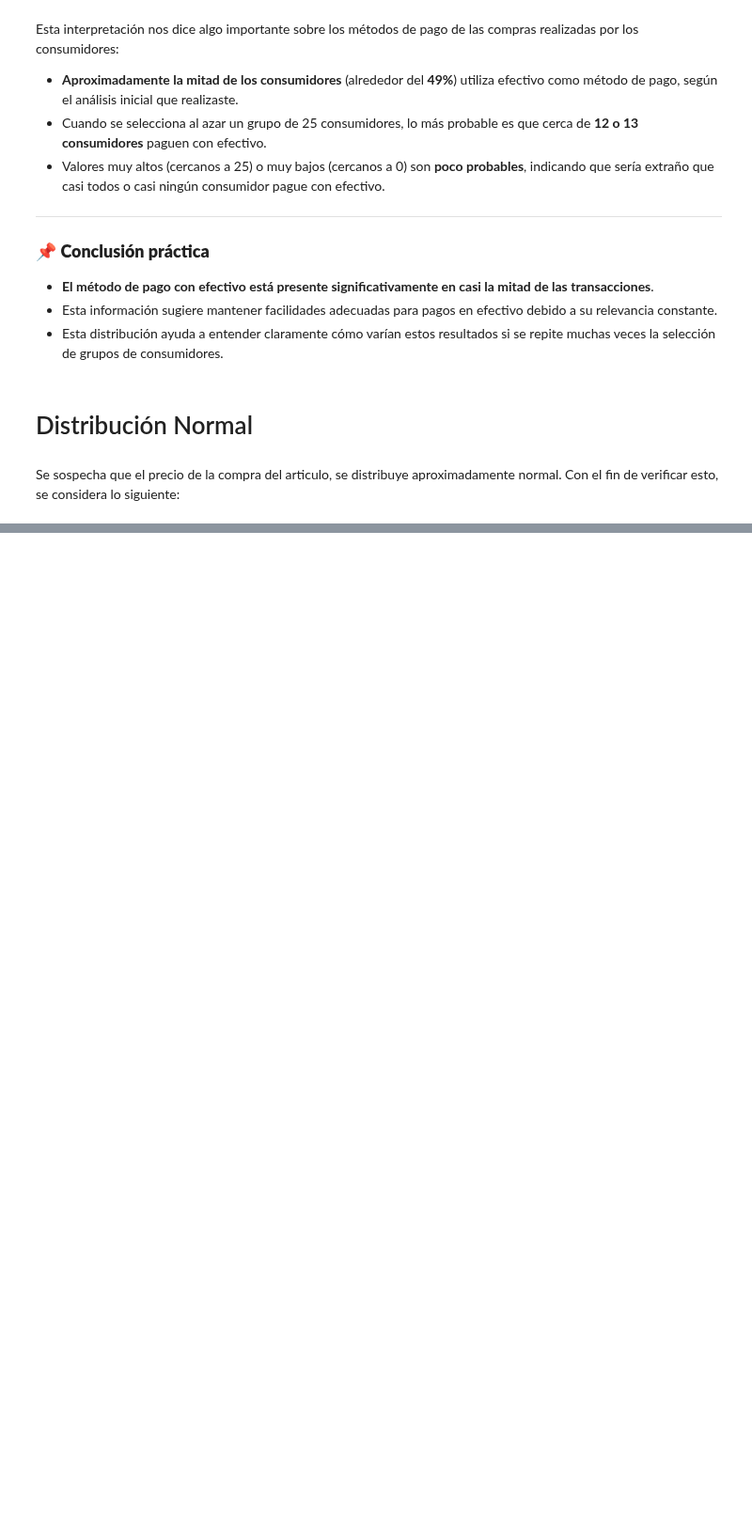
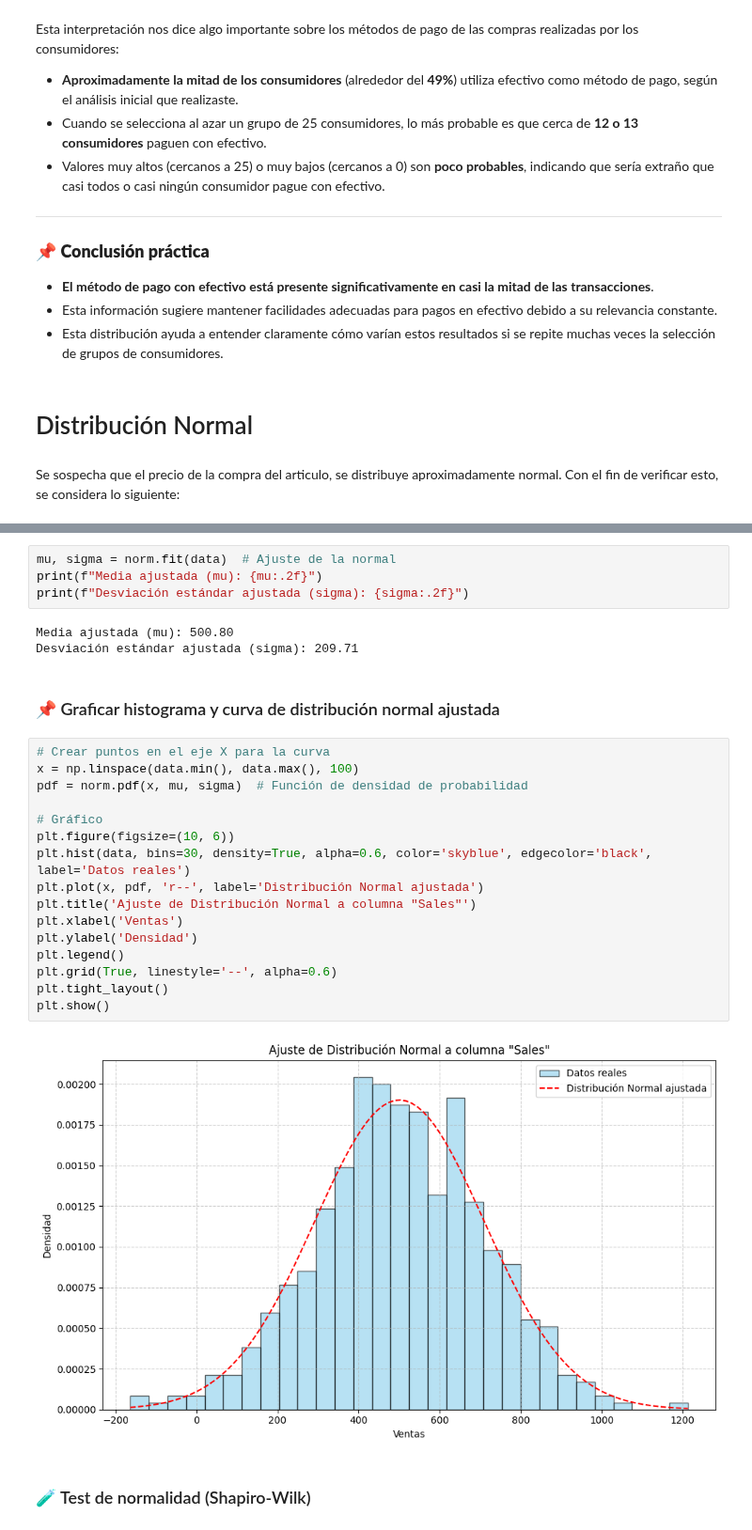
Before and after one commit to diadasiachilensis/data-science, a Jupyter notebook: ejercicios/6.ejercitacion-2/Evaluacion-formativa2.ipynb, the cells around one changed output, grey strips where cells are left out. Shown at 94% size. Drawn from its saved outputs; the diff is of its cells as text; blank space fills up the shorter version.

```diff
--- a/ejercicios/6.ejercitacion-2/Evaluacion-formativa2.ipynb
+++ b/ejercicios/6.ejercitacion-2/Evaluacion-formativa2.ipynb
@@ -283,0 +345,29 @@ verificar esto, se considera lo siguiente:
+# %%
+mu, sigma = norm.fit(data)  # Ajuste de la normal
+print(f"Media ajustada (mu): {mu:.2f}")
+print(f"Desviación estándar ajustada (sigma): {sigma:.2f}")
+# %% [output]
+Media ajustada (mu): 500.80
+Desviación estándar ajustada (sigma): 209.71
+# %% [markdown]
+### 📌 Graficar histograma y curva de distribución normal ajustada
+# %%
+# Crear puntos en el eje X para la curva
+x = np.linspace(data.min(), data.max(), 100)
+pdf = norm.pdf(x, mu, sigma)  # Función de densidad de probabilidad
+
+# Gráfico
+plt.figure(figsize=(10, 6))
+plt.hist(data, bins=30, density=True, alpha=0.6, color='skyblue', edgecolor='black', label='Datos reales')
+plt.plot(x, pdf, 'r--', label='Distribución Normal ajustada')
+plt.title('Ajuste de Distribución Normal a columna "Sales"')
+plt.xlabel('Ventas')
+plt.ylabel('Densidad')
+plt.legend()
+plt.grid(True, linestyle='--', alpha=0.6)
+plt.tight_layout()
+plt.show()
+# %% [output]
+[figure, added]
+# %% [markdown]
+### 🧪 Test de normalidad (Shapiro-Wilk)
```
Also changed, not shown: parts of 31 cells of this notebook.
